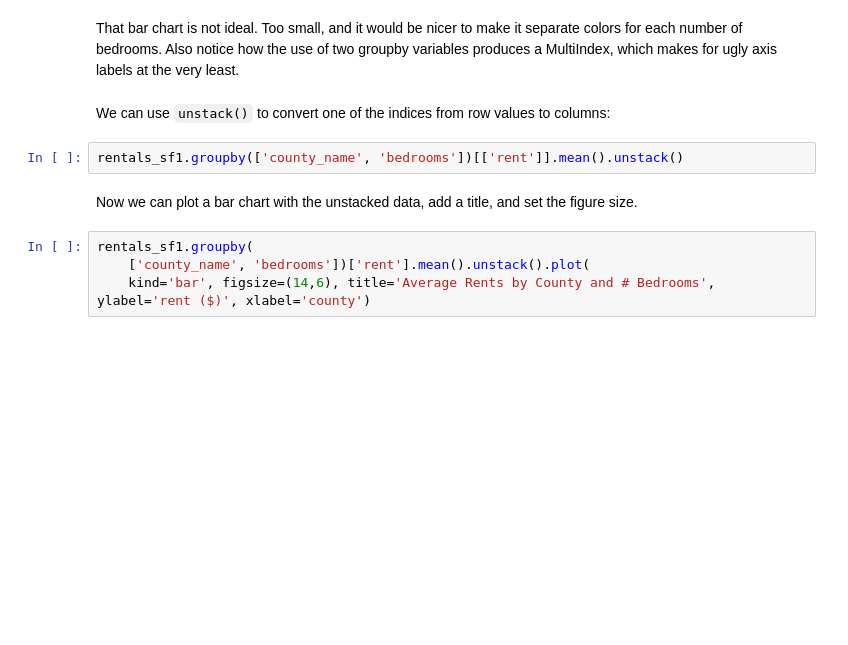
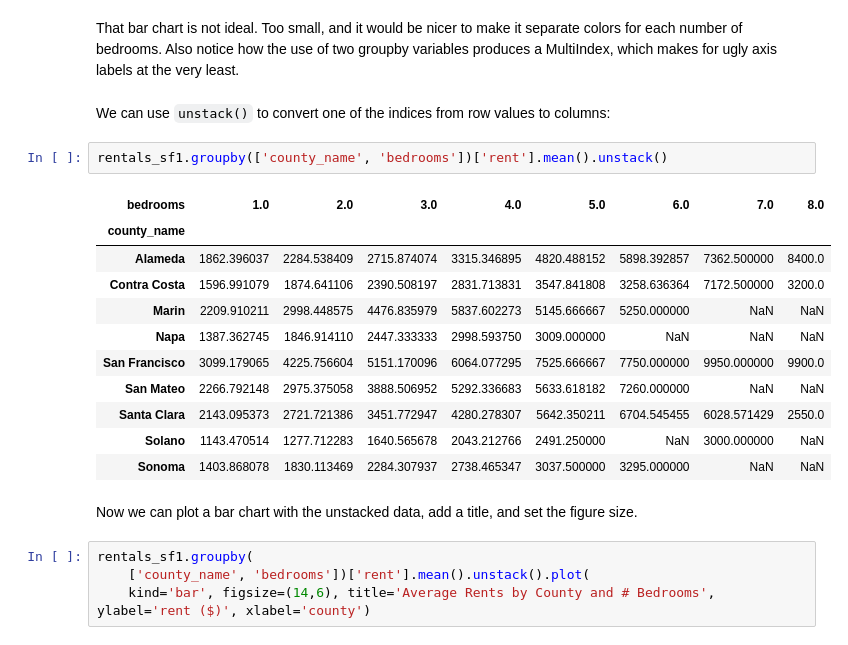
Before and after one commit to daisybellelewis/CYPLAN255, a Jupyter notebook: notebooks/lecture_08_data_analysis.ipynb, the cells around one changed output. Saved outputs shown, nothing was run; the diff lists cells and outputs as text; blank space fills up the shorter version.

```diff
--- a/notebooks/lecture_08_data_analysis.ipynb
+++ b/notebooks/lecture_08_data_analysis.ipynb
@@ -510,7 +874,19 @@ That bar chart is not ideal. Too small, and it would be nicer to make it separat
 # %% [markdown]
 We can use `unstack()` to convert one of the indices from row values to columns:
 # %%
-rentals_sf1.groupby(['county_name', 'bedrooms'])[['rent']].mean().unstack()
+rentals_sf1.groupby(['county_name', 'bedrooms'])['rent'].mean().unstack()
+# %% [output]
+| bedrooms | 1.0 | 2.0 | 3.0 | 4.0 | 5.0 | 6.0 | 7.0 | 8.0 |
+| county_name |  |  |  |  |  |  |  |  |
+| Alameda | 1862.396037 | 2284.538409 | 2715.874074 | 3315.346895 | 4820.488152 | 5898.392857 | 7362.500000 | 8400.0 |
+| Contra Costa | 1596.991079 | 1874.641106 | 2390.508197 | 2831.713831 | 3547.841808 | 3258.636364 | 7172.500000 | 3200.0 |
+| Marin | 2209.910211 | 2998.448575 | 4476.835979 | 5837.602273 | 5145.666667 | 5250.000000 | NaN | NaN |
+| Napa | 1387.362745 | 1846.914110 | 2447.333333 | 2998.593750 | 3009.000000 | NaN | NaN | NaN |
+| San Francisco | 3099.179065 | 4225.756604 | 5151.170096 | 6064.077295 | 7525.666667 | 7750.000000 | 9950.000000 | 9900.0 |
+| San Mateo | 2266.792148 | 2975.375058 | 3888.506952 | 5292.336683 | 5633.618182 | 7260.000000 | NaN | NaN |
+| Santa Clara | 2143.095373 | 2721.721386 | 3451.772947 | 4280.278307 | 5642.350211 | 6704.545455 | 6028.571429 | 2550.0 |
+| Solano | 1143.470514 | 1277.712283 | 1640.565678 | 2043.212766 | 2491.250000 | NaN | 3000.000000 | NaN |
+| Sonoma | 1403.868078 | 1830.113469 | 2284.307937 | 2738.465347 | 3037.500000 | 3295.000000 | NaN | NaN |
 # %% [markdown]
 Now we can plot a bar chart with the unstacked data, add a title, and set the figure size.
 # %%
```
Also changed, not shown: parts of 71 cells of this notebook, 1 other file.
